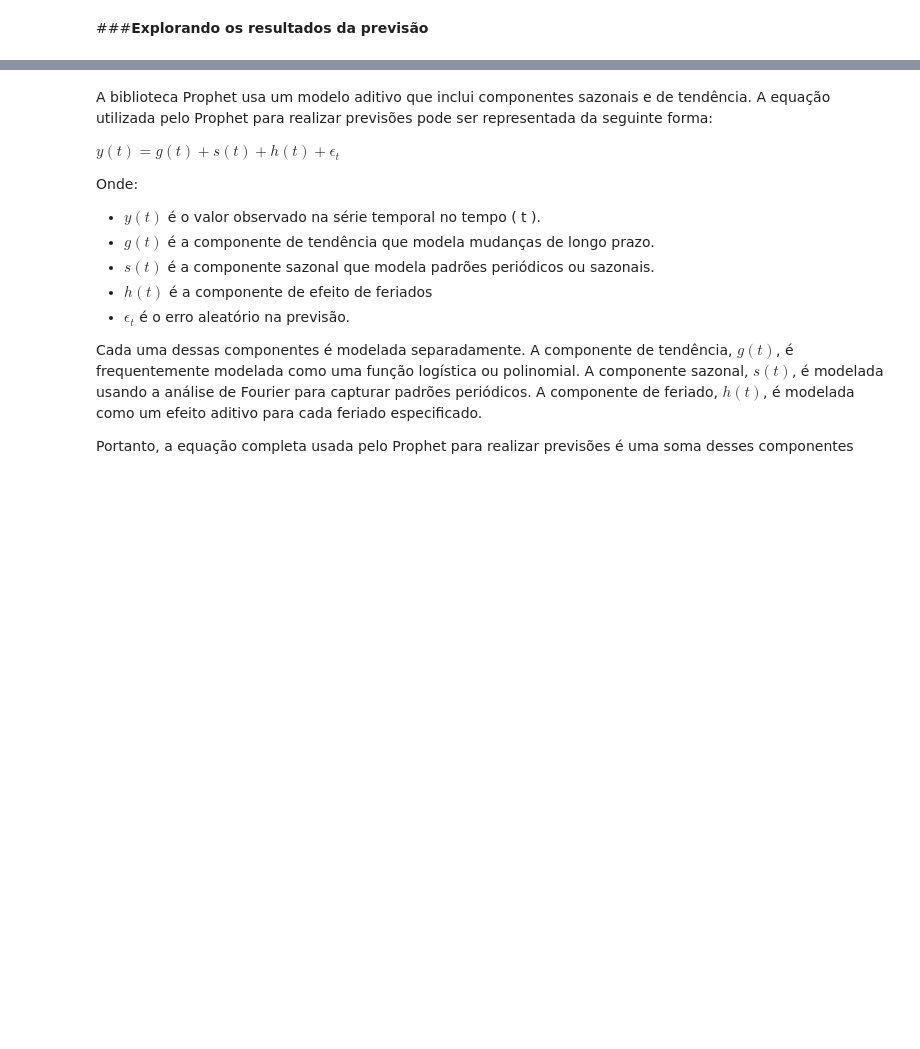
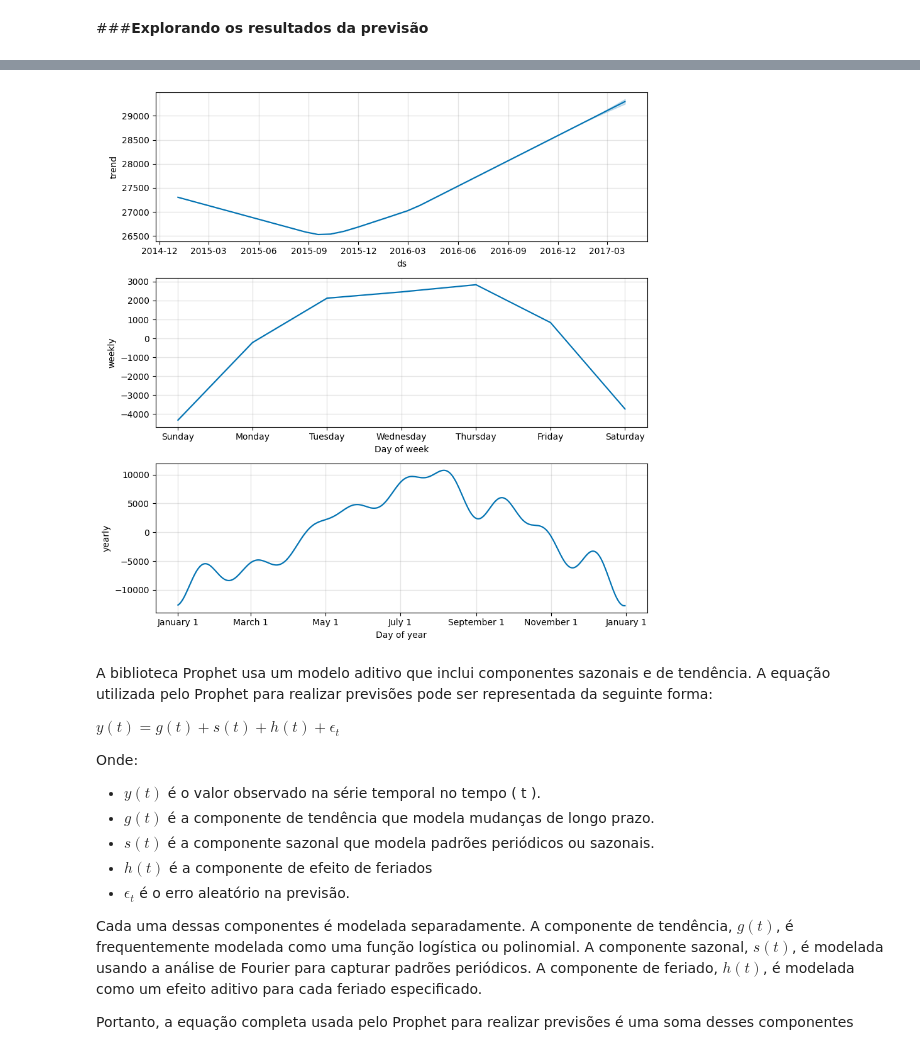
Before and after one commit to Pedrocoellho/time_series_forecasts_company_bicycles, a Jupyter notebook: complete_time_series.ipynb, the cells around one changed output, grey strips where cells are left out. Saved outputs shown, nothing was run; the diff lists cells and outputs as text; code cells hidden in the pictures; blank space fills up the shorter version.

```diff
--- a/complete_time_series.ipynb
+++ b/complete_time_series.ipynb
@@ -533,3 +604,7 @@ plt.show()
+# %%
+fig2 = modelo.plot_components(previsao)
+# %% [output]
+[figure, added]
 # %% [markdown]
 A biblioteca Prophet usa um modelo aditivo que inclui componentes sazonais e de tendência. A equação utilizada pelo Prophet para realizar previsões pode ser representada da seguinte forma:
 
```
Also changed, not shown: parts of 16 cells of this notebook.
